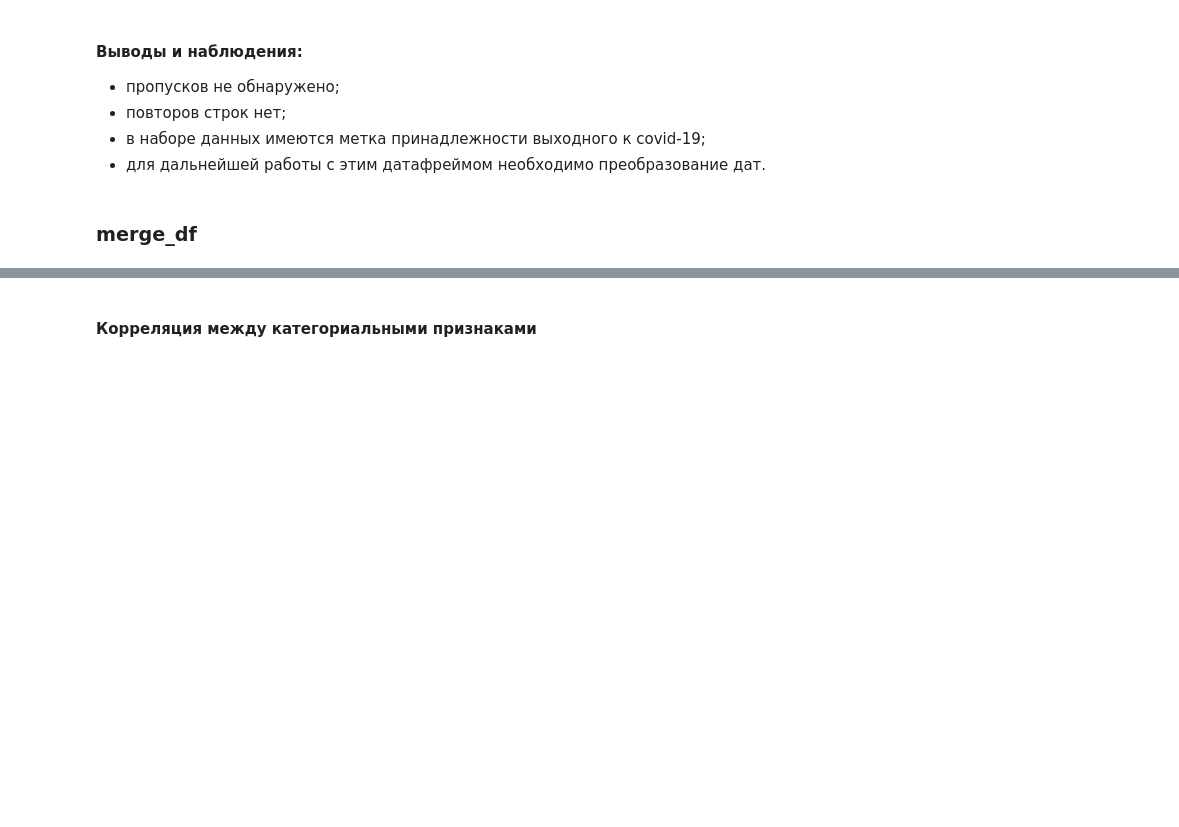
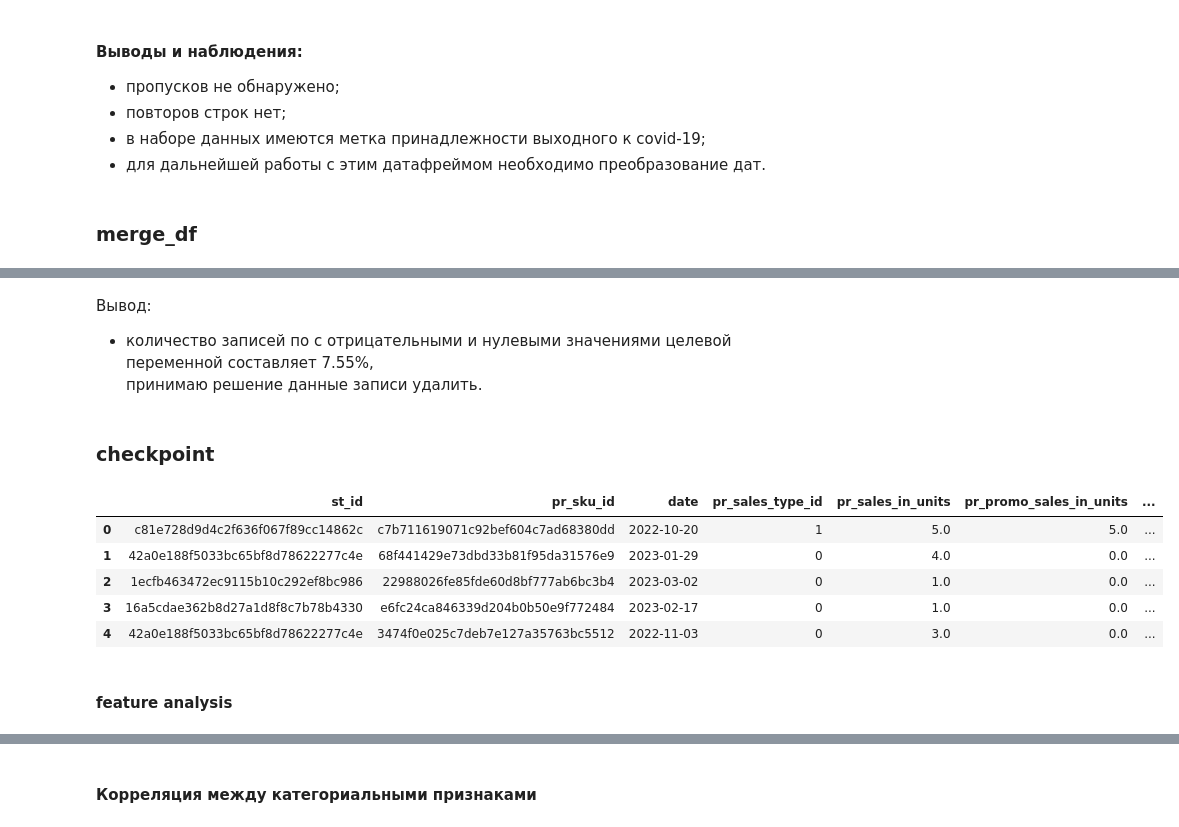
Before and after one commit to denis-42ds/demand_forecast_lenta, a Jupyter notebook: demand_forecast.ipynb, the cells around one changed output, grey strips where cells are left out. Drawn from its saved outputs; the diff is of its cells as text; code cells hidden in the pictures; blank space fills up the shorter version.

```diff
--- a/demand_forecast.ipynb
+++ b/demand_forecast.ipynb
@@ -480,0 +419,4 @@ Cреднее значение больше медианного, наблюда
+# %% [markdown]
+Вывод:
+- количество записей по с отрицательными и нулевыми значениями целевой переменной составляет 7.55%,
+  <br>принимаю решение данные записи удалить.
@@ -480,0 +425,2 @@ Cреднее значение больше медианного, наблюда
+# %% [markdown]
+### checkpoint
@@ -480,0 +430,11 @@ Cреднее значение больше медианного, наблюда
+# %%
+main_df.head()
+# %% [output]
+|  | st_id | pr_sku_id | date | pr_sales_type_id | pr_sales_in_units | pr_promo_sales_in_units | ... |
+| 0 | c81e728d9d4c2f636f067f89cc14862c | c7b711619071c92bef604c7ad68380dd | 2022-10-20 | 1 | 5.0 | 5.0 | ... |
+| 1 | 42a0e188f5033bc65bf8d78622277c4e | 68f441429e73dbd33b81f95da31576e9 | 2023-01-29 | 0 | 4.0 | 0.0 | ... |
+| 2 | 1ecfb463472ec9115b10c292ef8bc986 | 22988026fe85fde60d8bf777ab6bc3b4 | 2023-03-02 | 0 | 1.0 | 0.0 | ... |
+| 3 | 16a5cdae362b8d27a1d8f8c7b78b4330 | e6fc24ca846339d204b0b50e9f772484 | 2023-02-17 | 0 | 1.0 | 0.0 | ... |
+| 4 | 42a0e188f5033bc65bf8d78622277c4e | 3474f0e025c7deb7e127a35763bc5512 | 2022-11-03 | 0 | 3.0 | 0.0 | ... |
+# %% [markdown]
+#### feature analysis
```
Also changed, not shown: parts of 41 cells of this notebook, 4 other files.
